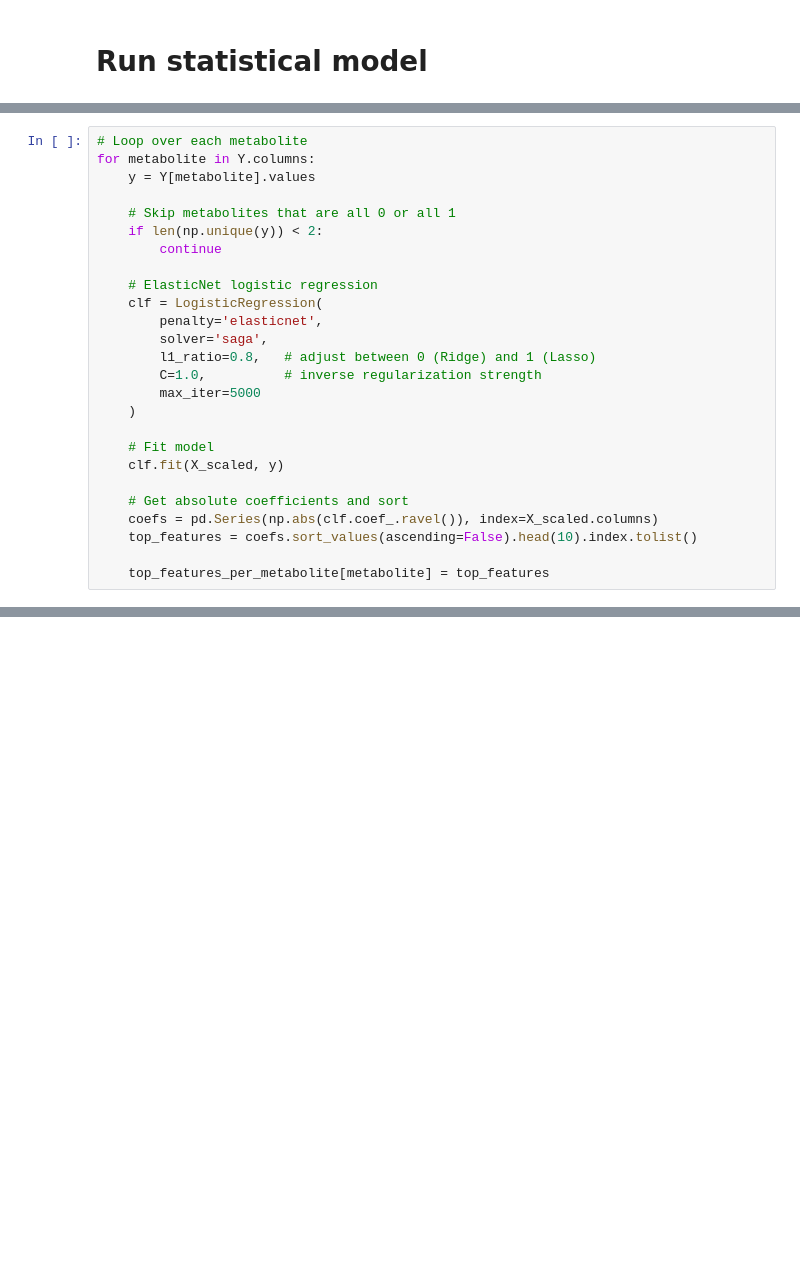
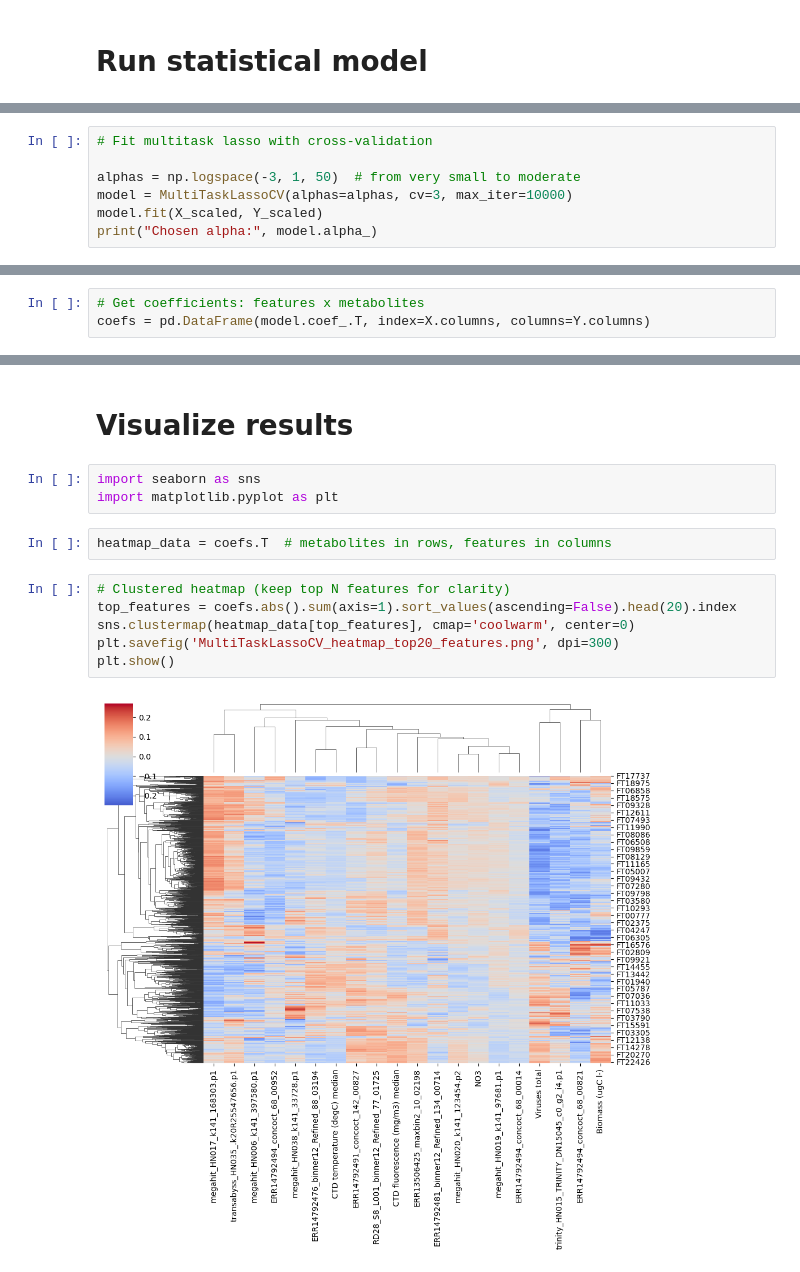
Before and after one commit to oramar1256/OMGeEP_AECO_Hackathon, a Jupyter notebook: OMGeEP_AECO_Hackathon.ipynb, the cells around one changed output, grey strips where cells are left out. Saved outputs shown, nothing was run; the diff lists cells and outputs as text; blank space fills up the shorter version.

```diff
--- a/OMGeEP_AECO_Hackathon.ipynb
+++ b/OMGeEP_AECO_Hackathon.ipynb
@@ -464,26 +377,0 @@ top_features_per_metabolite = {}
-# %%
-# Loop over each metabolite
-for metabolite in Y.columns:
-    y = Y[metabolite].values
-
-    # Skip metabolites that are all 0 or all 1
-    if len(np.unique(y)) < 2:
-        continue
-
-    # ElasticNet logistic regression
-    clf = LogisticRegression(
-        penalty='elasticnet',
-        solver='saga',
-        l1_ratio=0.8,   # adjust between 0 (Ridge) and 1 (Lasso)
-        C=1.0,          # inverse regularization strength
-        max_iter=5000
-    )
-
-    # Fit model
-    clf.fit(X_scaled, y)
-
-    # Get absolute coefficients and sort
-    coefs = pd.Series(np.abs(clf.coef_.ravel()), index=X_scaled.columns)
-    top_features = coefs.sort_values(ascending=False).head(10).index.tolist()
-
-    top_features_per_metabolite[metabolite] = top_features
@@ -492,0 +378,7 @@ LogisticRegression does not accept missing values encoded as NaN natively. For s
+# %%
+# Fit multitask lasso with cross-validation
+
+alphas = np.logspace(-3, 1, 50)  # from very small to moderate
+model = MultiTaskLassoCV(alphas=alphas, cv=3, max_iter=10000)
+model.fit(X_scaled, Y_scaled)
+print("Chosen alpha:", model.alpha_)
@@ -492,0 +387,3 @@ LogisticRegression does not accept missing values encoded as NaN natively. For s
+# %%
+# Get coefficients: features x metabolites
+coefs = pd.DataFrame(model.coef_.T, index=X.columns, columns=Y.columns)
@@ -492,0 +402,15 @@ LogisticRegression does not accept missing values encoded as NaN natively. For s
+# %% [markdown]
+# Visualize results
+# %%
+import seaborn as sns
+import matplotlib.pyplot as plt
+# %%
+heatmap_data = coefs.T  # metabolites in rows, features in columns
+# %%
+# Clustered heatmap (keep top N features for clarity)
+top_features = coefs.abs().sum(axis=1).sort_values(ascending=False).head(20).index
+sns.clustermap(heatmap_data[top_features], cmap='coolwarm', center=0)
+plt.savefig('MultiTaskLassoCV_heatmap_top20_features.png', dpi=300)
+plt.show()
+# %% [output]
+[figure, added]
```
Also changed, not shown: parts of 77 cells of this notebook.
